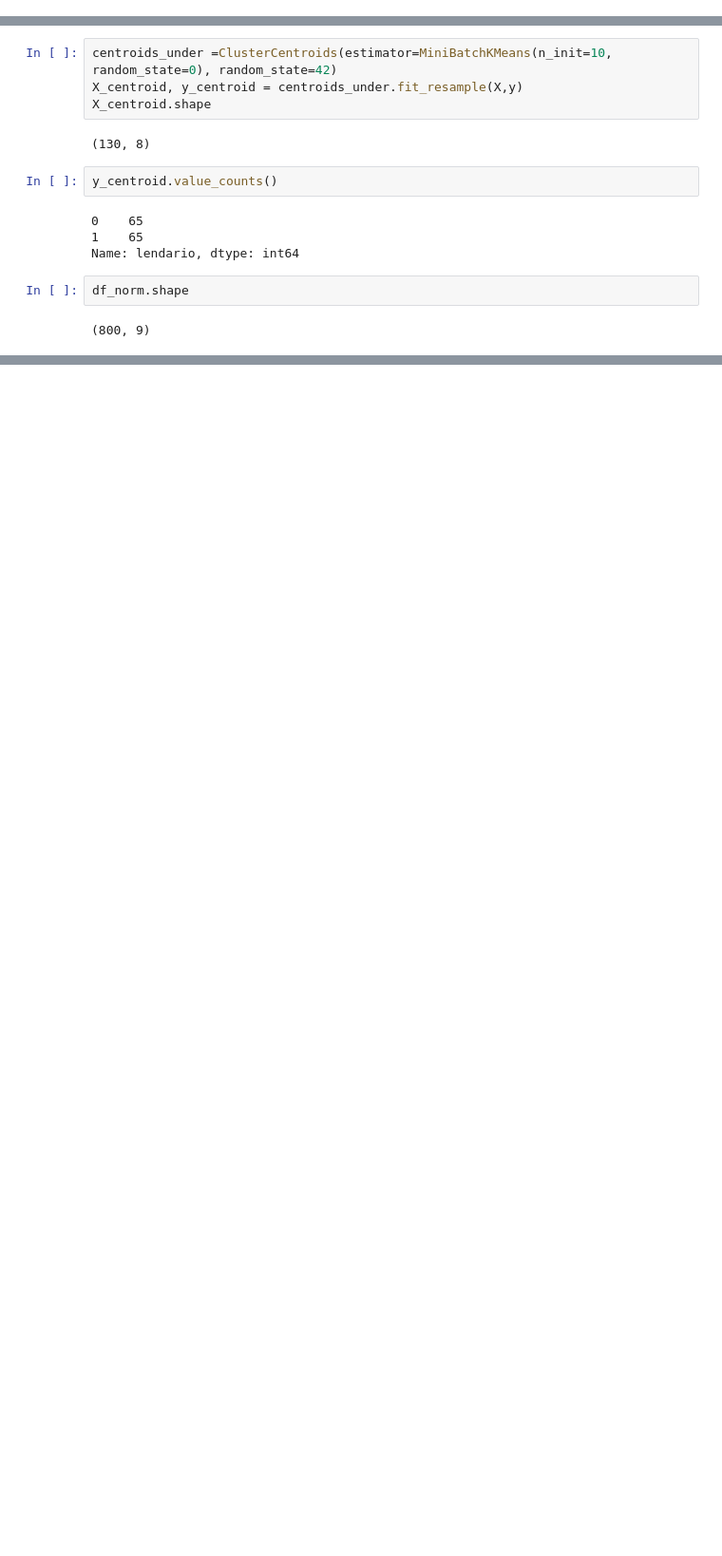
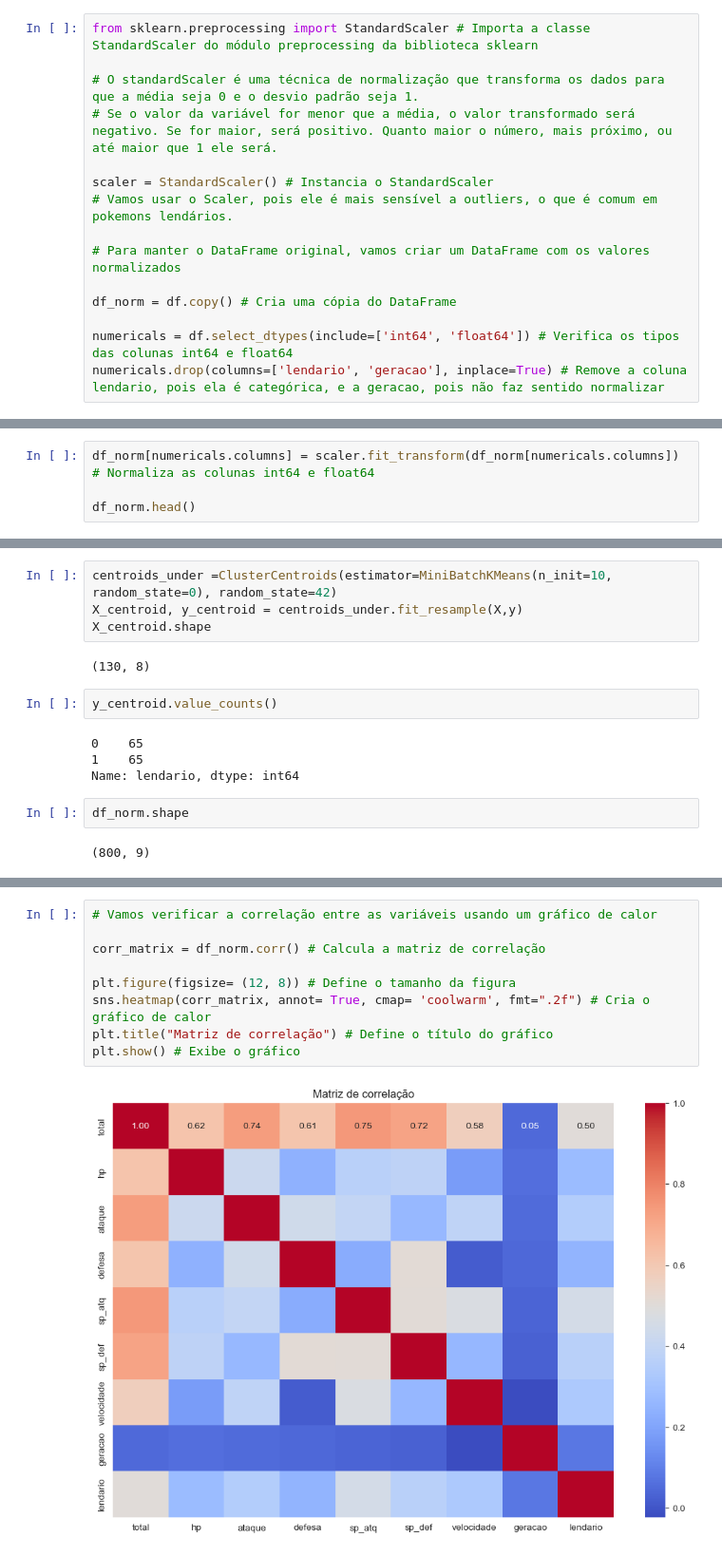
Before and after one commit to Projecs-UAM/DataMon, a Jupyter notebook: main.ipynb, the cells around one changed output, grey strips where cells are left out. Shown at 95% size. Cells and saved outputs as stored; diff of their text form; blank space fills up the shorter version.

Commit message:
Retaforando código, adicionando gráfico de calor e selecionando variáveis

```diff
--- a/main.ipynb
+++ b/main.ipynb
@@ -157,0 +140,15 @@ df_norm.head()
+# %%
+from sklearn.preprocessing import StandardScaler # Importa a classe StandardScaler do módulo preprocessing da biblioteca sklearn
+
+# O standardScaler é uma técnica de normalização que transforma os dados para que a média seja 0 e o desvio padrão seja 1.
+# Se o valor da variável for menor que a média, o valor transformado será negativo. Se for maior, será positivo. Quanto maior o número, mais próximo, ou até maior que 1 ele será.
+
+scaler = StandardScaler() # Instancia o StandardScaler
+# Vamos usar o Scaler, pois ele é mais sensível a outliers, o que é comum em pokemons lendários.
+
+# Para manter o DataFrame original, vamos criar um DataFrame com os valores normalizados
+
+df_norm = df.copy() # Cria uma cópia do DataFrame
+
+numericals = df.select_dtypes(include=['int64', 'float64']) # Verifica os tipos das colunas int64 e float64
+numericals.drop(columns=['lendario', 'geracao'], inplace=True) # Remove a coluna lendario, pois ela é categórica, e a geracao, pois não faz sentido normalizar
@@ -157,0 +158,4 @@ df_norm.head()
+# %%
+df_norm[numericals.columns] = scaler.fit_transform(df_norm[numericals.columns]) # Normaliza as colunas int64 e float64
+
+df_norm.head()
@@ -363,0 +410,11 @@ df_norm.shape
+# %%
+# Vamos verificar a correlação entre as variáveis usando um gráfico de calor
+
+corr_matrix = df_norm.corr() # Calcula a matriz de correlação
+
+plt.figure(figsize= (12, 8)) # Define o tamanho da figura
+sns.heatmap(corr_matrix, annot= True, cmap= 'coolwarm', fmt=".2f") # Cria o gráfico de calor
+plt.title("Matriz de correlação") # Define o título do gráfico
+plt.show() # Exibe o gráfico
+# %% [output]
+[figure, added]
```
Also changed, not shown: parts of 19 cells of this notebook.
